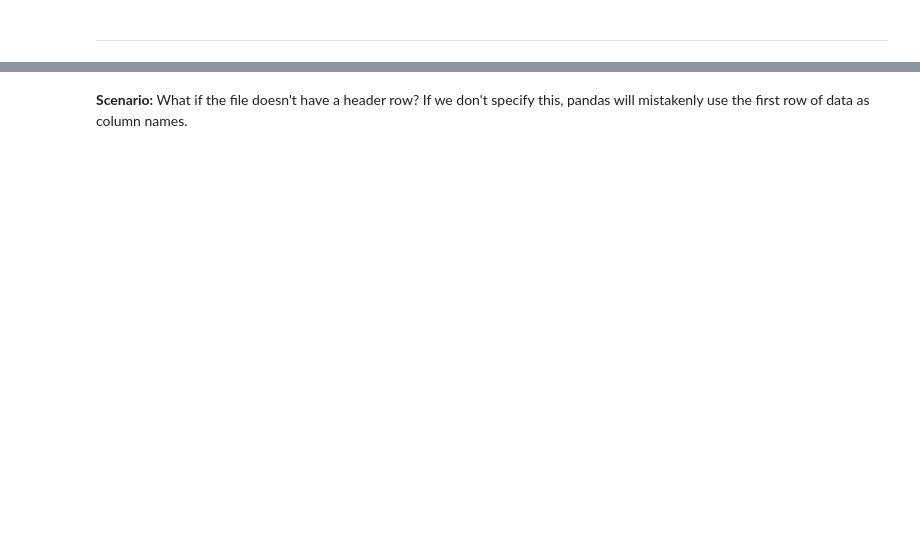
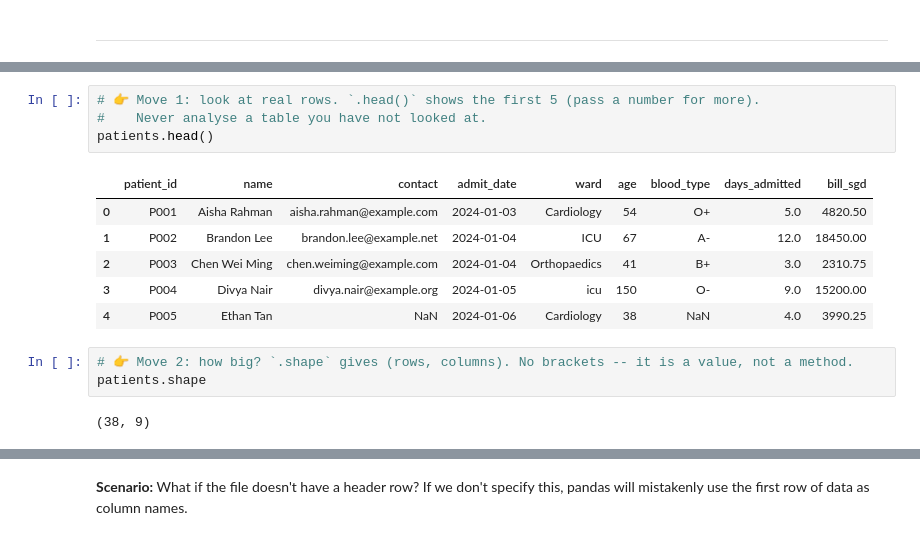
Before and after one commit to AntonThaiSingapore/6m-data-1.8-eda-basic, a Jupyter notebook: notebooks/eda_basic.ipynb, the cells around one changed output, grey strips where cells are left out. Drawn from its saved outputs; the diff is of its cells as text; blank space fills up the shorter version.

```diff
--- a/notebooks/eda_basic.ipynb
+++ b/notebooks/eda_basic.ipynb
@@ -52,0 +120,16 @@ df
+# %%
+# 👉 Move 1: look at real rows. `.head()` shows the first 5 (pass a number for more).
+#    Never analyse a table you have not looked at.
+patients.head()
+# %% [output]
+|  | patient_id | name | contact | admit_date | ward | age | blood_type | days_admitted | bill_sgd |
+| 0 | P001 | Aisha Rahman | aisha.rahman@example.com | 2024-01-03 | Cardiology | 54 | O+ | 5.0 | 4820.50 |
+| 1 | P002 | Brandon Lee | brandon.lee@example.net | 2024-01-04 | ICU | 67 | A- | 12.0 | 18450.00 |
+| 2 | P003 | Chen Wei Ming | chen.weiming@example.com | 2024-01-04 | Orthopaedics | 41 | B+ | 3.0 | 2310.75 |
+| 3 | P004 | Divya Nair | divya.nair@example.org | 2024-01-05 | icu | 150 | O- | 9.0 | 15200.00 |
+| 4 | P005 | Ethan Tan | NaN | 2024-01-06 | Cardiology | 38 | NaN | 4.0 | 3990.25 |
+# %%
+# 👉 Move 2: how big? `.shape` gives (rows, columns). No brackets -- it is a value, not a method.
+patients.shape
+# %% [output]
+(38, 9)
```
Also changed, not shown: parts of 506 cells of this notebook, 8 other files.
